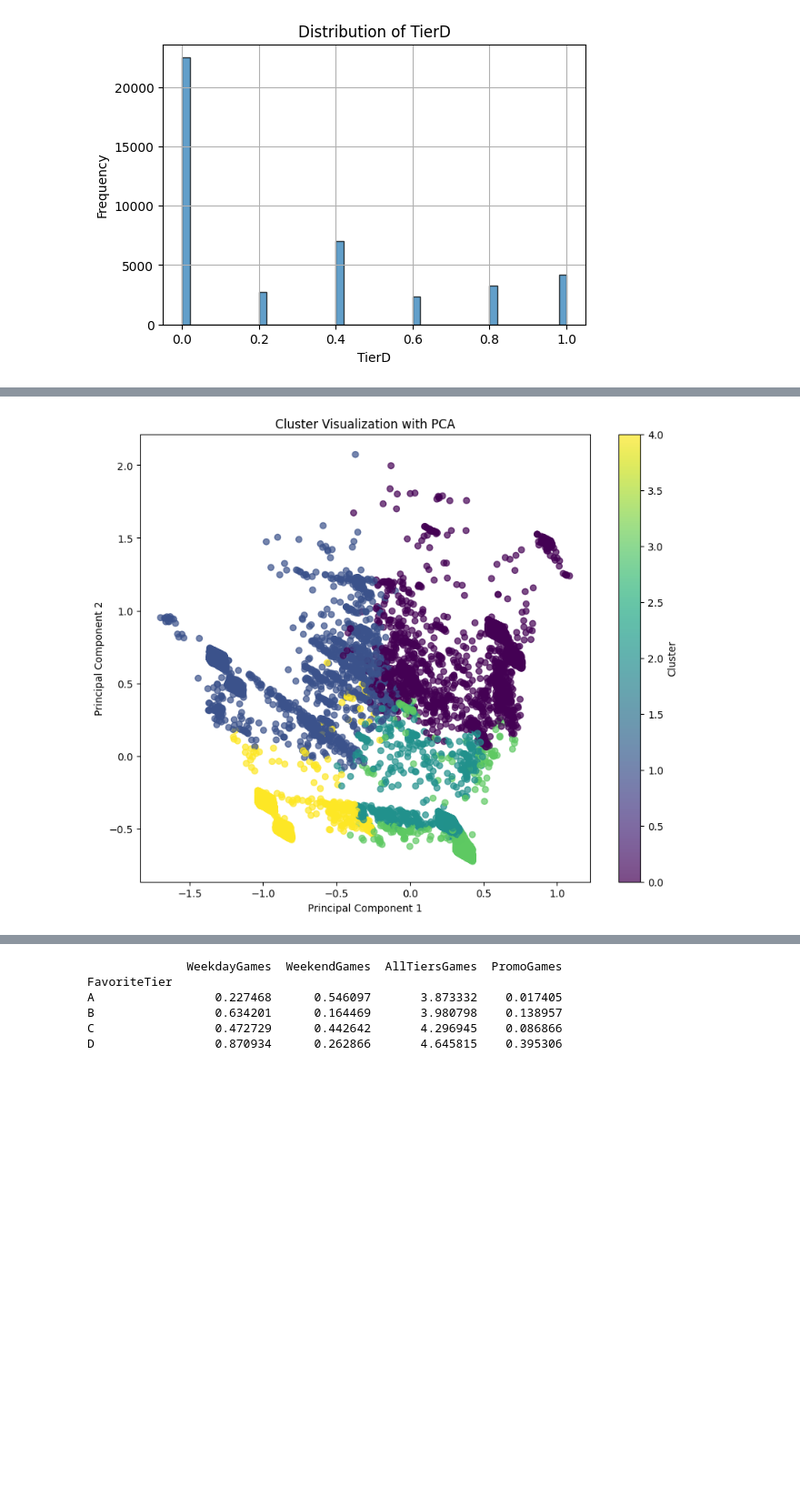
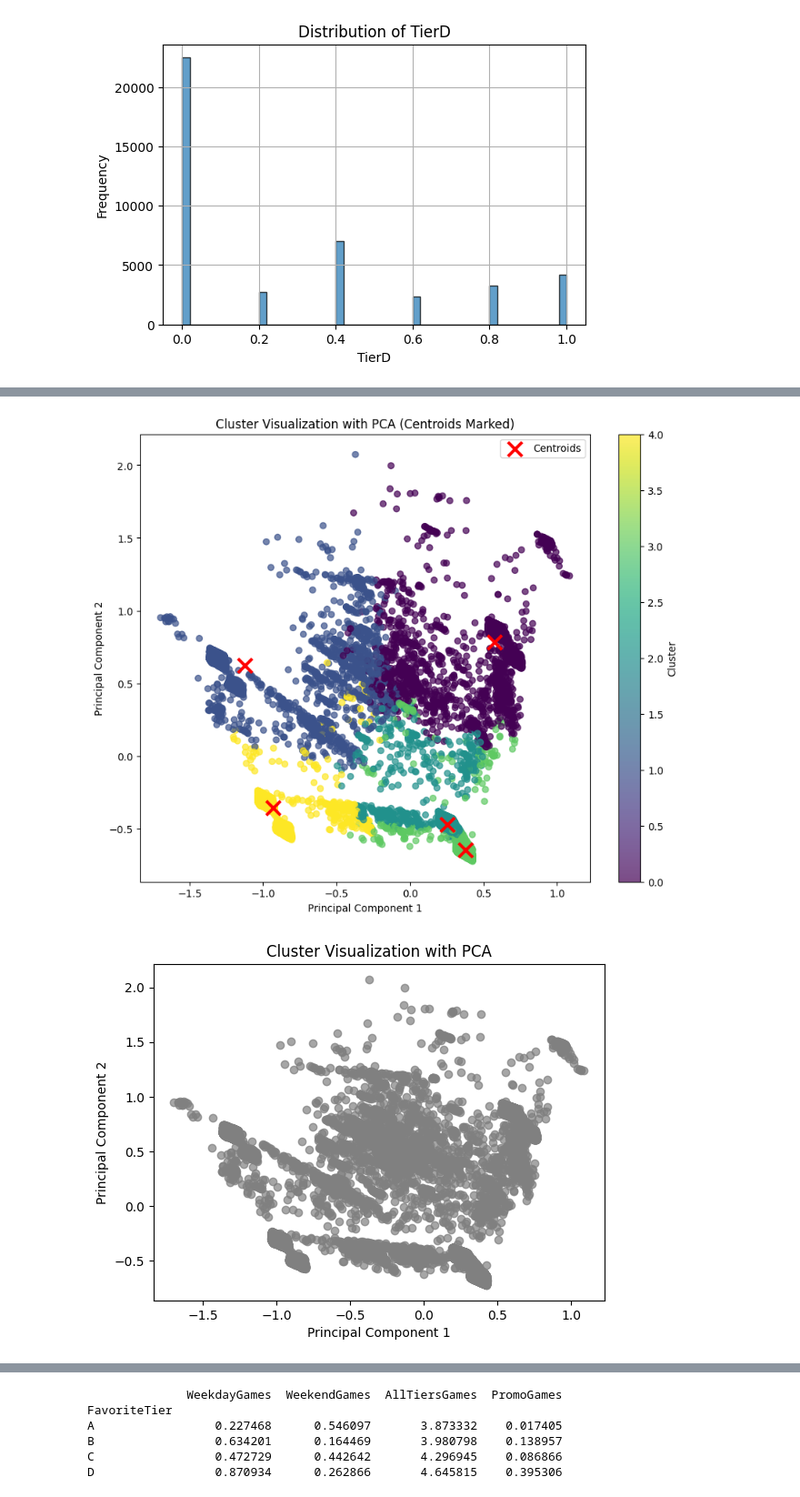
Before and after one commit to gowdu0/BUCKSHACKATHON, a Jupyter notebook: cleanData/cleanData5.ipynb, the cells around one changed output, grey strips where cells are left out. Shown at 91% size. Saved outputs shown, nothing was run; the diff lists cells and outputs as text; code cells hidden in the pictures; blank space fills up the shorter version.

```diff
--- a/cleanData/cleanData5.ipynb
+++ b/cleanData/cleanData5.ipynb
@@ -404,27 +404,53 @@ accountlevelfinal.csv updated with the 'Cluster' column.
 # %%
 import matplotlib.pyplot as plt
 from sklearn.decomposition import PCA
 
-# Select the features used for clustering (the same as before)
+# Select the features used for clustering (same as before)
 features = df_capped[numeric_cols]
 
 # Reduce the dimensions to 2 principal components
 pca = PCA(n_components=2, random_state=42)
 reduced_features = pca.fit_transform(features)
 
 # Create a DataFrame for the reduced features
 df_reduced = pd.DataFrame(reduced_features, columns=['PC1', 'PC2'])
 df_reduced['Cluster'] = df_capped["Cluster"]
 
-# Plot the clusters using a scatter plot
+# Transform the cluster centroids into the PCA space
+centroids = pca.transform(kmeans.cluster_centers_)
+
+# Plot the clusters without black outlines
 plt.figure(figsize=(10, 8))
 scatter = plt.scatter(df_reduced['PC1'], df_reduced['PC2'],
-c=df_reduced['Cluster'], cmap='viridis', alpha=0.7)
+                      c=df_reduced['Cluster'], cmap='viridis', alpha=0.7)
+
+# Plot the centroids with red 'X' markers
+plt.scatter(centroids[:, 0], centroids[:, 1],
+            color='red', marker='x', s=200, linewidths=3, label='Centroids')
+
+# Set axis labels and title
+plt.title('Cluster Visualization with PCA (Centroids Marked)')
+plt.xlabel('Principal Component 1')
+plt.ylabel('Principal Component 2')
+
+# Add colorbar and legend
+plt.colorbar(scatter, label='Cluster')
+plt.legend()
+
+plt.show()
+
+
+
+# Scatter plot with fixed gray color
+plt.scatter(df_reduced['PC1'], df_reduced['PC2'],
+            color='gray', alpha=0.7)  # Use color instead of c to avoid color mapping
+
 plt.title('Cluster Visualization with PCA')
 plt.xlabel('Principal Component 1')
 plt.ylabel('Principal Component 2')
-plt.colorbar(scatter, label='Cluster')
+
 plt.show()
 # %% [output]
-[figure, old version]
+[figure, new version]
+[figure, added]
 # %%
```
Also changed, not shown: parts of 1 cell of this notebook, 5 other files.
